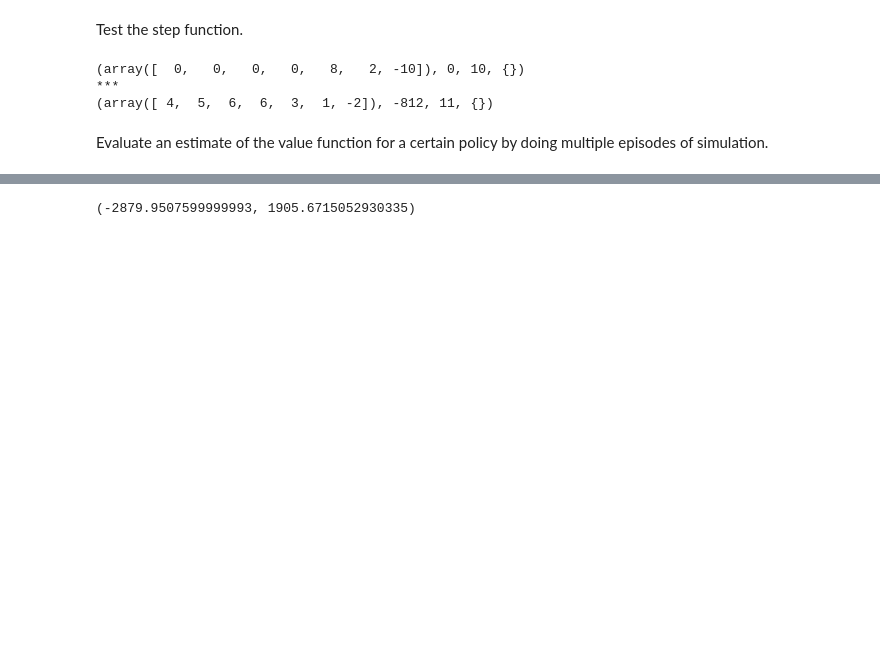
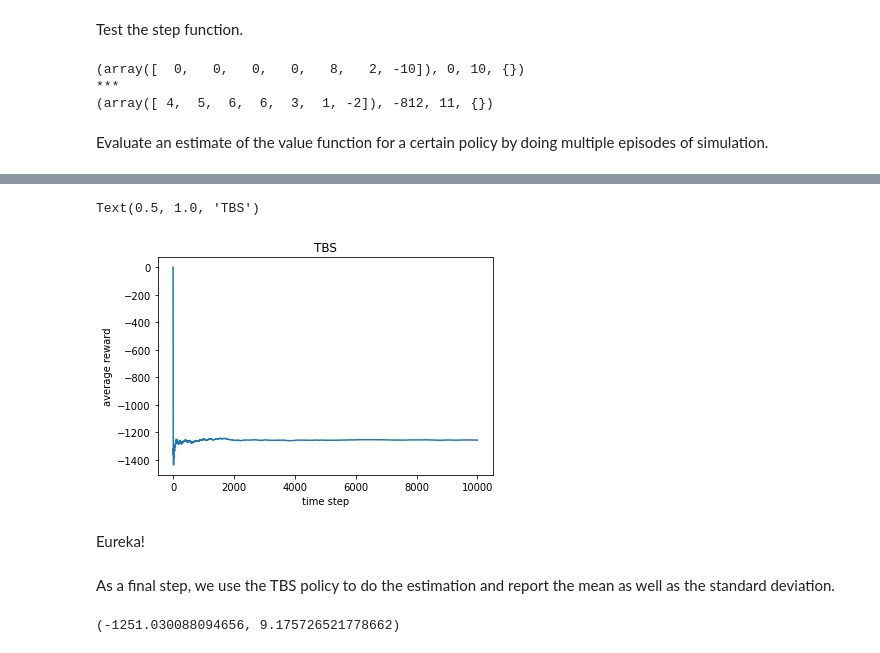
Before and after one commit to xixumei1226/dual-sourcing-rl, a Jupyter notebook: test.ipynb, the cells around one changed output, grey strips where cells are left out. Cells and saved outputs as stored; diff of their text form; code cells hidden in the pictures; blank space fills up the shorter version.

```diff
--- a/test.ipynb
+++ b/test.ipynb
@@ -69,7 +120,18 @@ def evaluate(env, n_episodes, numiters, policy, *args):
+# %%
+def TBS(env, r, S):
+    ip = np.sum(env.state[1:(env.Le+1)]) + np.sum(env.state[env.Lr:])
+    return r, max(0, S-ip)
+# %%
+convergence_test(env, 10000, TBS, env, 5, 3)
+plt.title('TBS')
+# %% [output]
+Text(0.5, 1.0, 'TBS')
+[figure, added]
+# %% [markdown]
+Eureka!
+# %% [markdown]
+As a final step, we use the TBS policy to do the estimation and report the mean as well as the standard deviation.
 # %%
-def constant_policy(env):
-    return np.array([0, 10])
+evaluate(env, 100, 5000, TBS, env, 5, 3)
+# %% [output]
+(-1251.030088094656, 9.175726521778662)
-# %%
-evaluate(env, 100, 10000, constant_policy, env)
-# %% [output]
-(-2879.9507599999993, 1905.6715052930335)
```
Also changed, not shown: parts of 22 cells of this notebook, 1 other file.
